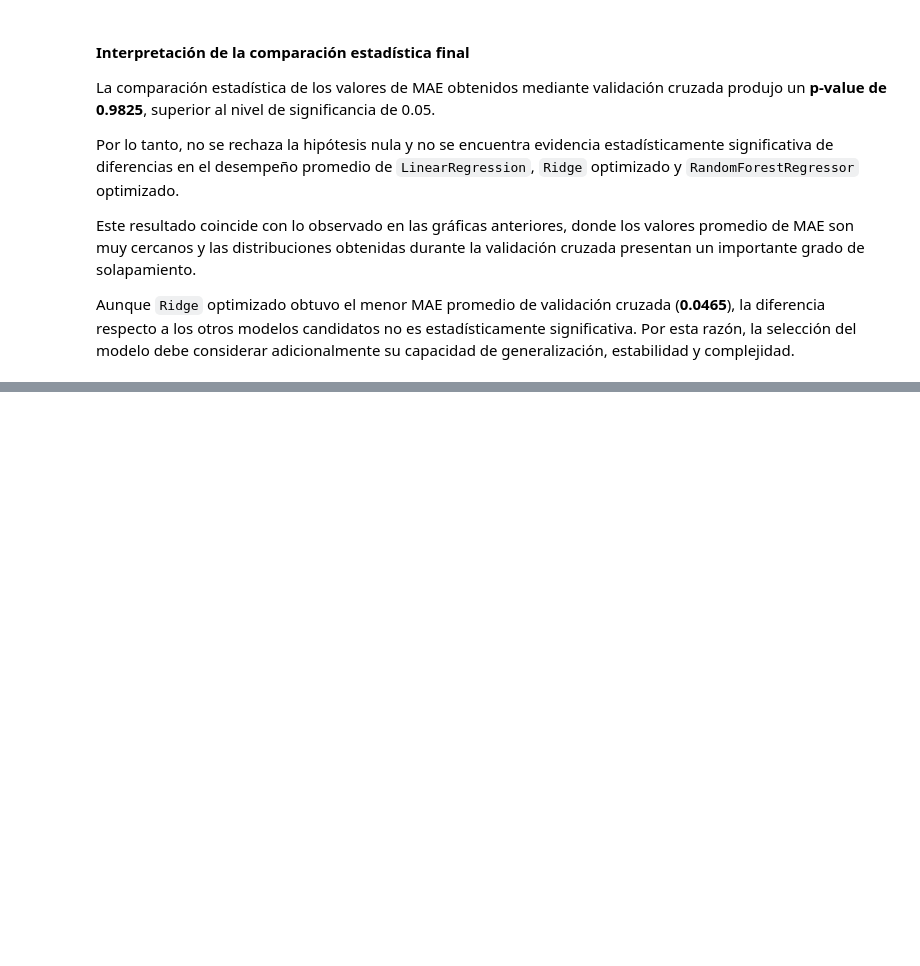
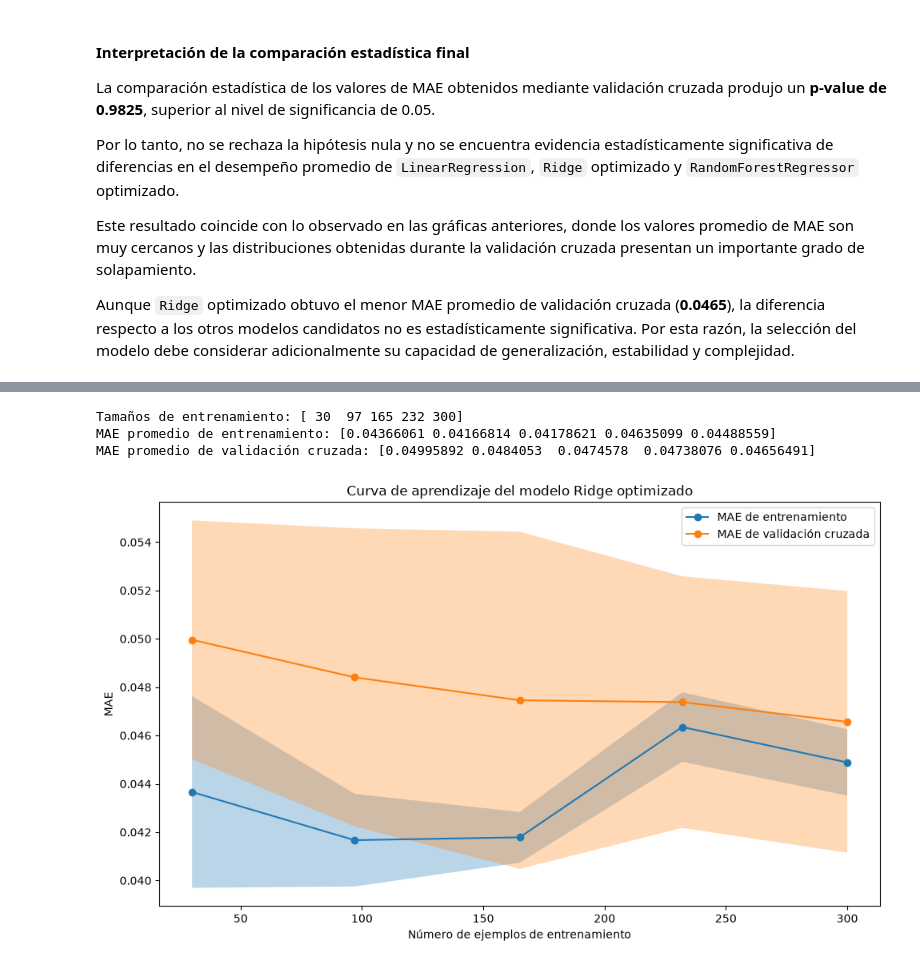
Before and after one commit to mariacamilasepulvedatorres-bit/CDP_ADMISIONES, a Jupyter notebook: notebooks/5-models/06.Seleccion_modelo_MCST_2026_08_21.ipynb, the cells around one changed output, grey strips where cells are left out. Saved outputs shown, nothing was run; the diff lists cells and outputs as text; code cells hidden in the pictures; blank space fills up the shorter version.

```diff
--- a/notebooks/5-models/06.Seleccion_modelo_MCST_2026_08_21.ipynb
+++ b/notebooks/5-models/06.Seleccion_modelo_MCST_2026_08_21.ipynb
@@ -956,0 +1054,71 @@ From the results obtained, what ideas or proposals can be generated to continue
+# %%
+train_sizes, train_scores, test_scores = learning_curve(
+    estimator=final_model,
+    X=x_train,
+    y=y_train,
+    train_sizes=np.linspace(0.1, 1.0, 5),
+    cv=cv,
+    scoring="neg_mean_absolute_error",
+    n_jobs=1,
+)
+
+train_scores = -train_scores
+test_scores = -test_scores
+
+train_mean = train_scores.mean(axis=1)
+train_std = train_scores.std(axis=1)
+
+test_mean = test_scores.mean(axis=1)
+test_std = test_scores.std(axis=1)
+# %%
+print("Tamaños de entrenamiento:", train_sizes)
+print("MAE promedio de entrenamiento:", train_mean)
+print("MAE promedio de validación cruzada:", test_mean)
+# %% [output]
+Tamaños de entrenamiento: [ 30  97 165 232 300]
+MAE promedio de entrenamiento: [0.04366061 0.04166814 0.04178621 0.04635099 0.04488559]
+MAE promedio de validación cruzada: [0.04995892 0.0484053  0.0474578  0.04738076 0.04656491]
+# %%
+fig, ax = plt.subplots(
+    nrows=1,
+    ncols=1,
+    figsize=(10, 6),
+)
+
+ax.plot(
+    train_sizes,
+    train_mean,
+    "o-",
+    label="MAE de entrenamiento",
+)
+
+ax.plot(
+    train_sizes,
+    test_mean,
+    "o-",
+    label="MAE de validación cruzada",
+)
+
+ax.fill_between(
+    train_sizes,
+    train_mean - train_std,
+    train_mean + train_std,
+    alpha=0.3,
+)
+
+ax.fill_between(
+    train_sizes,
+    test_mean - test_std,
+    test_mean + test_std,
+    alpha=0.3,
+)
+
+ax.set_title("Curva de aprendizaje del modelo Ridge optimizado")
+ax.set_xlabel("Número de ejemplos de entrenamiento")
+ax.set_ylabel("MAE")
+ax.legend(loc="best")
+
+plt.tight_layout()
+plt.show()
+# %% [output]
+[figure, added]
```
Also changed, not shown: parts of 40 cells of this notebook.
